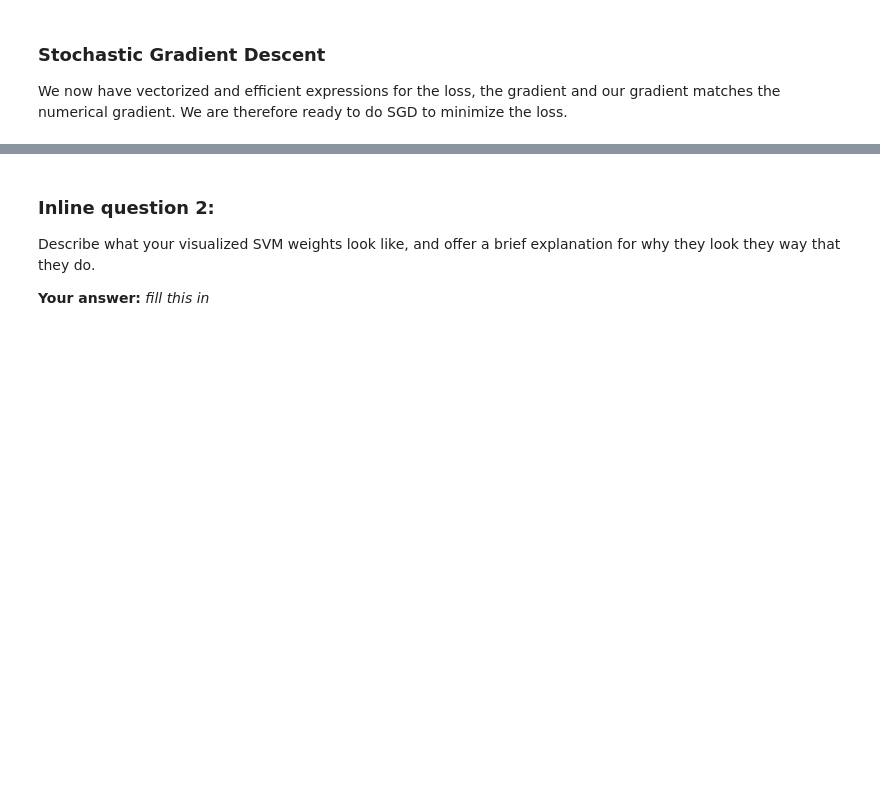
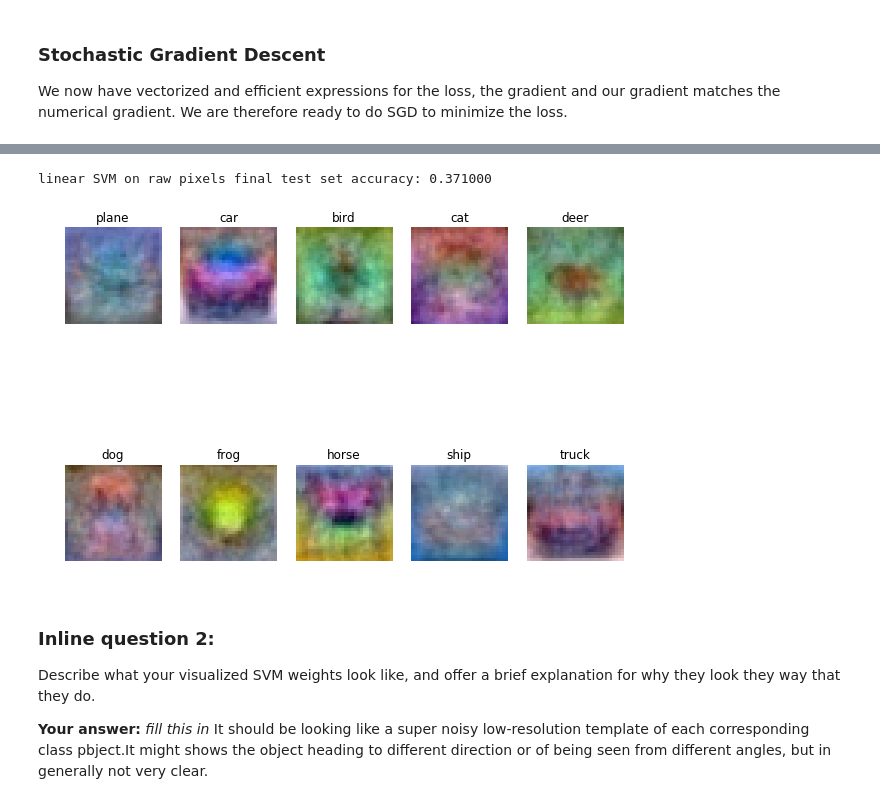
Before and after one commit to Elendizzie/cs231hws, a Jupyter notebook: assignment1/svm.ipynb, the cells around one changed output, grey strips where cells are left out. Saved outputs shown, nothing was run; the diff lists cells and outputs as text; code cells hidden in the pictures; blank space fills up the shorter version.

```diff
--- a/assignment1/svm.ipynb
+++ b/assignment1/svm.ipynb
@@ -317,8 +340,8 @@ print 'validation accuracy: %f' % (np.mean(y_val == y_val_pred), )
 # learning rate). You should experiment with different ranges for the learning
 # rates and regularization strengths; if you are careful you should be able to
 # get a classification accuracy of about 0.4 on the validation set.
-learning_rates = [1e-7, 5e-5]
-regularization_strengths = [5e4, 1e5]
+learning_rates = [1e-7, 2e-7, 3e-7, 5e-5, 8e-7]
+regularization_strengths = [1e4, 2e4, 3e4, 4e4, 5e4, 6e4, 7e4, 8e4, 1e5]
 
 # results is dictionary mapping tuples of the form
 # (learning_rate, regularization_strength) to tuples of the form
@@ -342,7 +365,23 @@ best_svm = None # The LinearSVM object that achieved the highest validation rate
 # confident that your validation code works, you should rerun the validation   #
 # code with a larger value for num_iters.                                      #
 ################################################################################
-pass
+iteration = 1000
+for l in learning_rates:
+    for r in regularization_strengths:
+        svm = LinearSVM()
+        loss_hist = svm.train(X_train, y_train, learning_rate=l, reg=r,
+                      num_iters=iteration, verbose=False)
+        y_train_pred = svm.predict(X_train)
+        train_accuracy = np.mean(y_train == y_train_pred)
+
+        y_val_pred = svm.predict(X_val)
+        val_accuracy=np.mean(y_val == y_val_pred)
+
+        results[(l,r)] = (train_accuracy, val_accuracy)
+
+        if val_accuracy > best_val:
+            best_val = val_accuracy
+            best_svm = svm
 ################################################################################
 #                              END OF YOUR CODE                                #
 ################################################################################
@@ -384,24 +443,29 @@ plt.show()
 y_test_pred = best_svm.predict(X_test)
 test_accuracy = np.mean(y_test == y_test_pred)
 print 'linear SVM on raw pixels final test set accuracy: %f' % test_accuracy
+# %% [output]
+linear SVM on raw pixels final test set accuracy: 0.371000
 # %%
 # Visualize the learned weights for each class.
 # Depending on your choice of learning rate and regularization strength, these may
 # or may not be nice to look at.
-w = best_svm.W[:-1,:] # strip out the bias
-w = w.reshape(32, 32, 3, 10)
+w = best_svm.W[:,:-1] # strip out the bias
+w = w.reshape(10,32,32,3)
 w_min, w_max = np.min(w), np.max(w)
 classes = ['plane', 'car', 'bird', 'cat', 'deer', 'dog', 'frog', 'horse', 'ship', 'truck']
 for i in xrange(10):
   plt.subplot(2, 5, i + 1)
 
   # Rescale the weights to be between 0 and 255
-  wimg = 255.0 * (w[:, :, :, i].squeeze() - w_min) / (w_max - w_min)
+  wimg = 255.0 * (w[i].squeeze() - w_min) / (w_max - w_min)
   plt.imshow(wimg.astype('uint8'))
   plt.axis('off')
   plt.title(classes[i])
+# %% [output]
+[figure, added]
 # %% [markdown]
 ### Inline question 2:
 Describe what your visualized SVM weights look like, and offer a brief explanation for why they look they way that they do.
 
 **Your answer:** *fill this in*
+It should be looking like a super noisy low-resolution template of each corresponding class pbject.It might shows the object heading to different direction or of being seen from different angles, but in generally not very clear.
```
Also changed, not shown: parts of 5 cells of this notebook, 2 other files.
